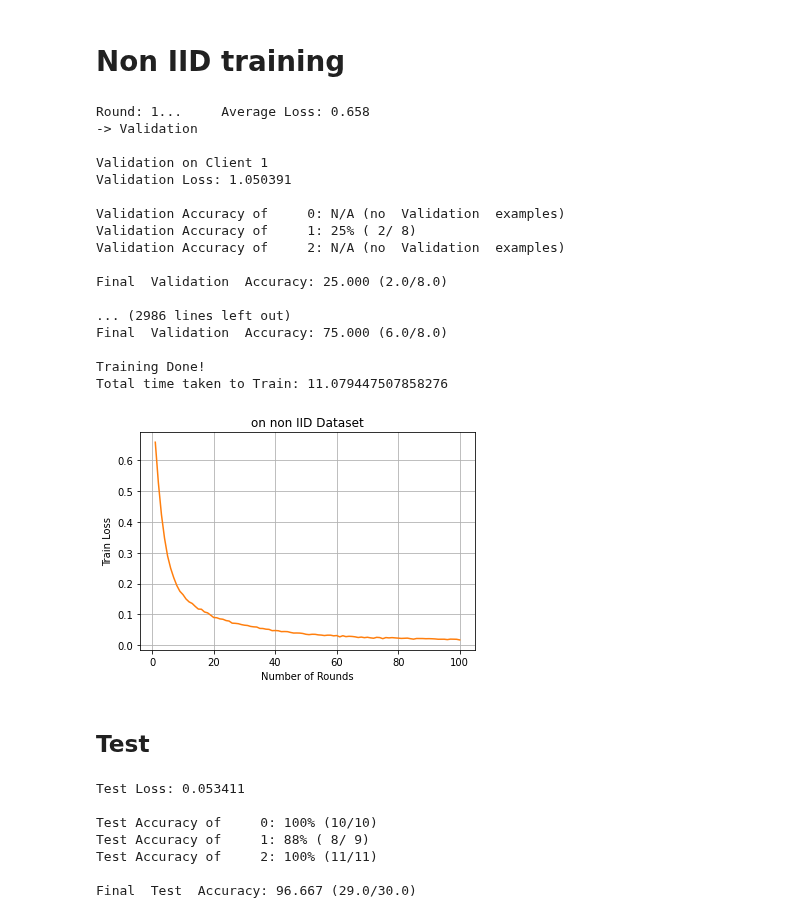
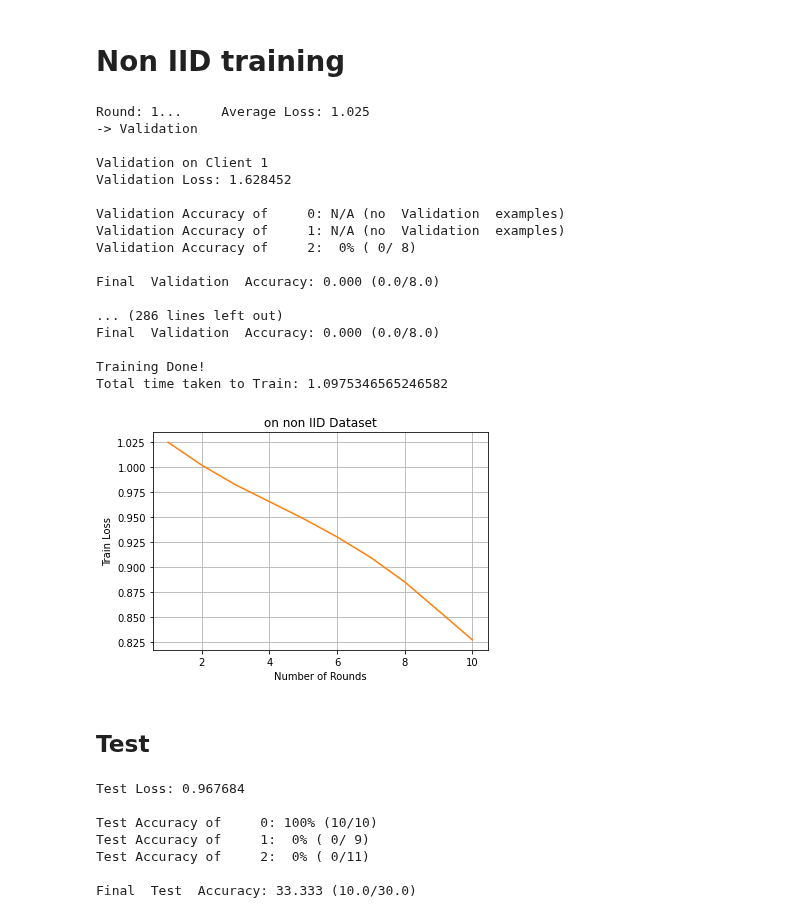
Before and after one commit to SizhuangHe/FL-REU, a Jupyter notebook: FL.ipynb, the cells around one changed output. Drawn from its saved outputs; the diff is of its cells as text; code cells hidden in the pictures.

```diff
--- a/FL.ipynb
+++ b/FL.ipynb
@@ -51,6 +48,6 @@ The tensorboard extension is already loaded. To reload it, use:
 # Some Hyperparameters
 # %%
 input_size = 4
-num_hidden_neuron = 100
+num_hidden_neuron = 5
 num_classes = 3
 output_size = num_classes
@@ -534,56 +536,56 @@ Final  Test  Accuracy: 100.000 (30.0/30.0)
 # Non IID training
 # %%
 # number of training rounds
-rounds = 100
+rounds = 10
 # client fraction
 C = 1
 # number of clients
 K = num_classes
-# number of training passes on local dataset for each roung
+# number of training passes on local dataset for each round
 E = 5
 # batch size
 batch_size = 10
 # learning Rate
 lr=0.01
 # data partition dictionary
 client_dict = non_iid_partition(dataset_train, clients=3, total_shards=3, shards_size=40, num_shards_per_client=1) # every client is given only one shard, which is very non_iid
 non_iid_dict = client_dict_train_val_split(client_dict_in=client_dict, validation_ratio=0.2)
 # load model
 model_non_iid = IRIS_NN(input_size, num_hidden_neuron, output_size)
 
 if torch.cuda.is_available():
   model_non_iid.cuda()
 
 model_non_iid_trained = training(model_non_iid, rounds, batch_size, num_classes,lr, dataset_train, non_iid_dict, C, K, E, "on non IID Dataset", "orange")
 # %% [output]
-Round: 1...     Average Loss: 0.658
+Round: 1...     Average Loss: 1.025
 -> Validation
 
 Validation on Client 1
-Validation Loss: 1.050391
+Validation Loss: 1.628452
 
 Validation Accuracy of     0: N/A (no  Validation  examples)
-Validation Accuracy of     1: 25% ( 2/ 8)
-Validation Accuracy of     2: N/A (no  Validation  examples)
+Validation Accuracy of     1: N/A (no  Validation  examples)
+Validation Accuracy of     2:  0% ( 0/ 8)
 
-Final  Validation  Accuracy: 25.000 (2.0/8.0)
+Final  Validation  Accuracy: 0.000 (0.0/8.0)
 
-... (2986 lines left out)
-Final  Validation  Accuracy: 75.000 (6.0/8.0)
+... (286 lines left out)
+Final  Validation  Accuracy: 0.000 (0.0/8.0)
 
 Training Done!
-Total time taken to Train: 11.079447507858276
+Total time taken to Train: 1.0975346565246582
-[figure, old version]
+[figure, new version]
 # %% [markdown]
 ## Test
 # %%
 criterion = nn.CrossEntropyLoss()
-testing(model_non_iid_trained, dataset_test, 10, criterion, output_size, classes_test)
+testing(model_non_iid_trained, dataset_test, 10, criterion, num_classes, classes_test)
 # %% [output]
-Test Loss: 0.053411
+Test Loss: 0.967684
 
 Test Accuracy of     0: 100% (10/10)
-Test Accuracy of     1: 88% ( 8/ 9)
-Test Accuracy of     2: 100% (11/11)
+Test Accuracy of     1:  0% ( 0/ 9)
+Test Accuracy of     2:  0% ( 0/11)
 
-Final  Test  Accuracy: 96.667 (29.0/30.0)
+Final  Test  Accuracy: 33.333 (10.0/30.0)
```
Also changed, not shown: parts of 18 cells of this notebook.
